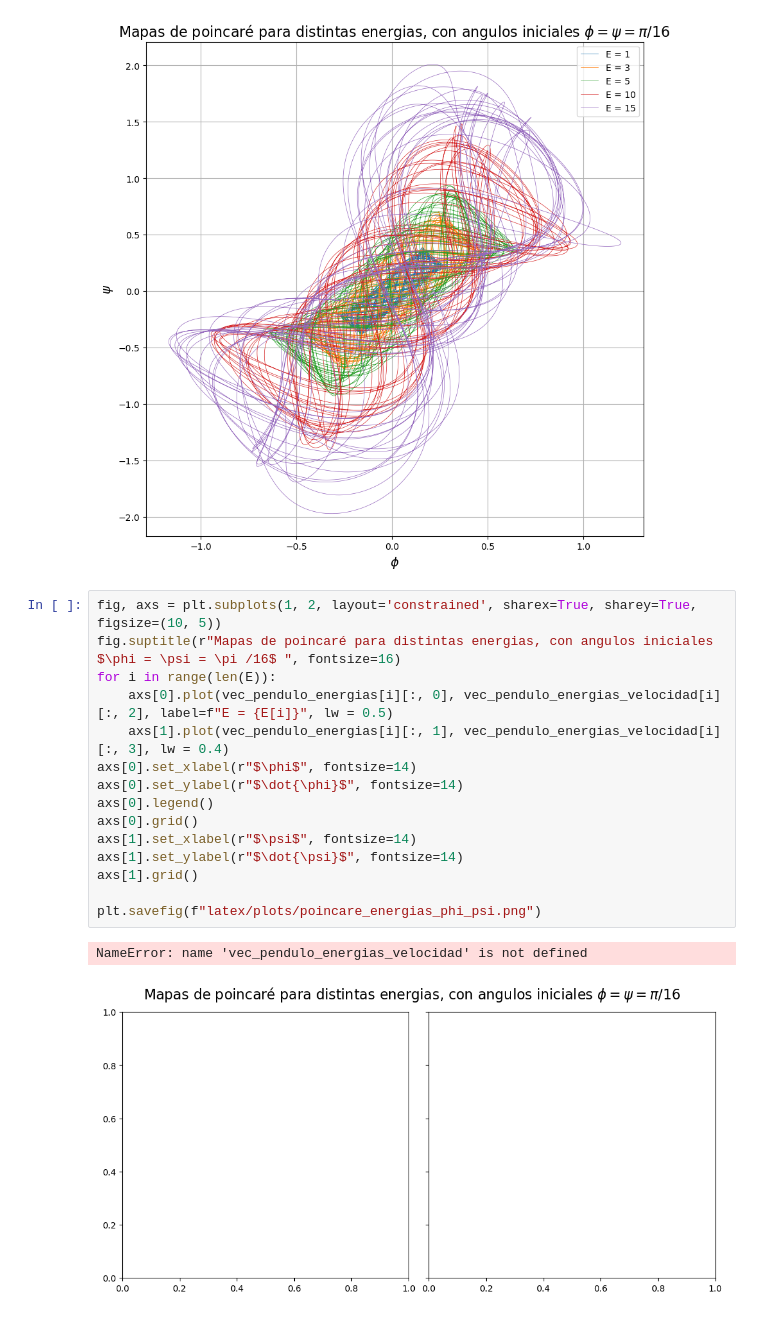
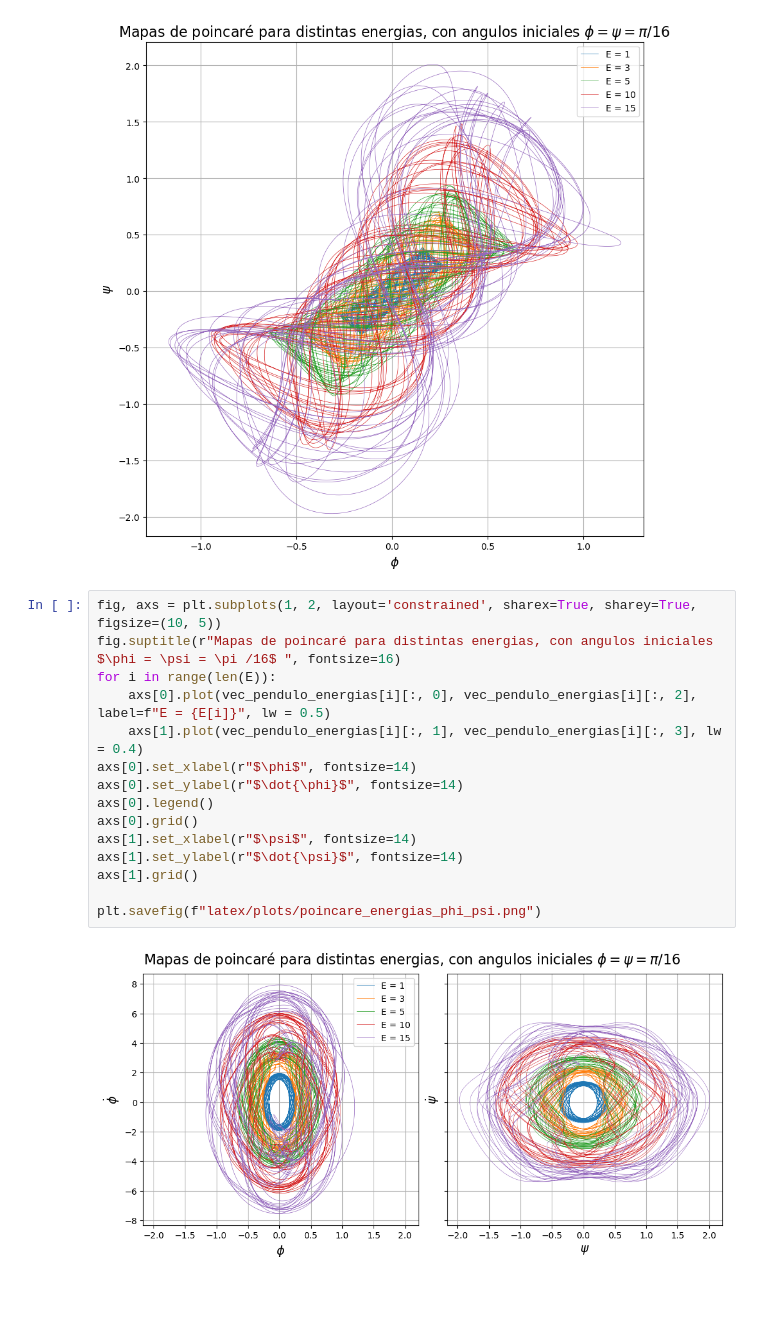
Before and after one commit to liuzhuozhuo/liuzhuozhuo_compu2324, a Jupyter notebook: voluntario2/double_pendulo.ipynb, the cells around one changed output. Drawn from its saved outputs; the diff is of its cells as text.

```diff
--- a/voluntario2/double_pendulo.ipynb
+++ b/voluntario2/double_pendulo.ipynb
@@ -107,18 +98,17 @@ plt.savefig(f"latex/plots/poincare_energias.png")
 # %%
 fig, axs = plt.subplots(1, 2, layout='constrained', sharex=True, sharey=True, figsize=(10, 5))
 fig.suptitle(r"Mapas de poincaré para distintas energias, con angulos iniciales $\phi = \psi = \pi /16$ ", fontsize=16)
 for i in range(len(E)):
-    axs[0].plot(vec_pendulo_energias[i][:, 0], vec_pendulo_energias_velocidad[i][:, 2], label=f"E = {E[i]}", lw = 0.5)
-    axs[1].plot(vec_pendulo_energias[i][:, 1], vec_pendulo_energias_velocidad[i][:, 3], lw = 0.4)
+    axs[0].plot(vec_pendulo_energias[i][:, 0], vec_pendulo_energias[i][:, 2], label=f"E = {E[i]}", lw = 0.5)
+    axs[1].plot(vec_pendulo_energias[i][:, 1], vec_pendulo_energias[i][:, 3], lw = 0.4)
 axs[0].set_xlabel(r"$\phi$", fontsize=14)
 axs[0].set_ylabel(r"$\dot{\phi}$", fontsize=14)
 axs[0].legend()
 axs[0].grid()
 axs[1].set_xlabel(r"$\psi$", fontsize=14)
 axs[1].set_ylabel(r"$\dot{\psi}$", fontsize=14)
 axs[1].grid()
 
 plt.savefig(f"latex/plots/poincare_energias_phi_psi.png")
 # %% [output]
-NameError: name 'vec_pendulo_energias_velocidad' is not defined
-[figure, old version]
+[figure, new version]
```
Also changed, not shown: parts of 1 cell of this notebook.
